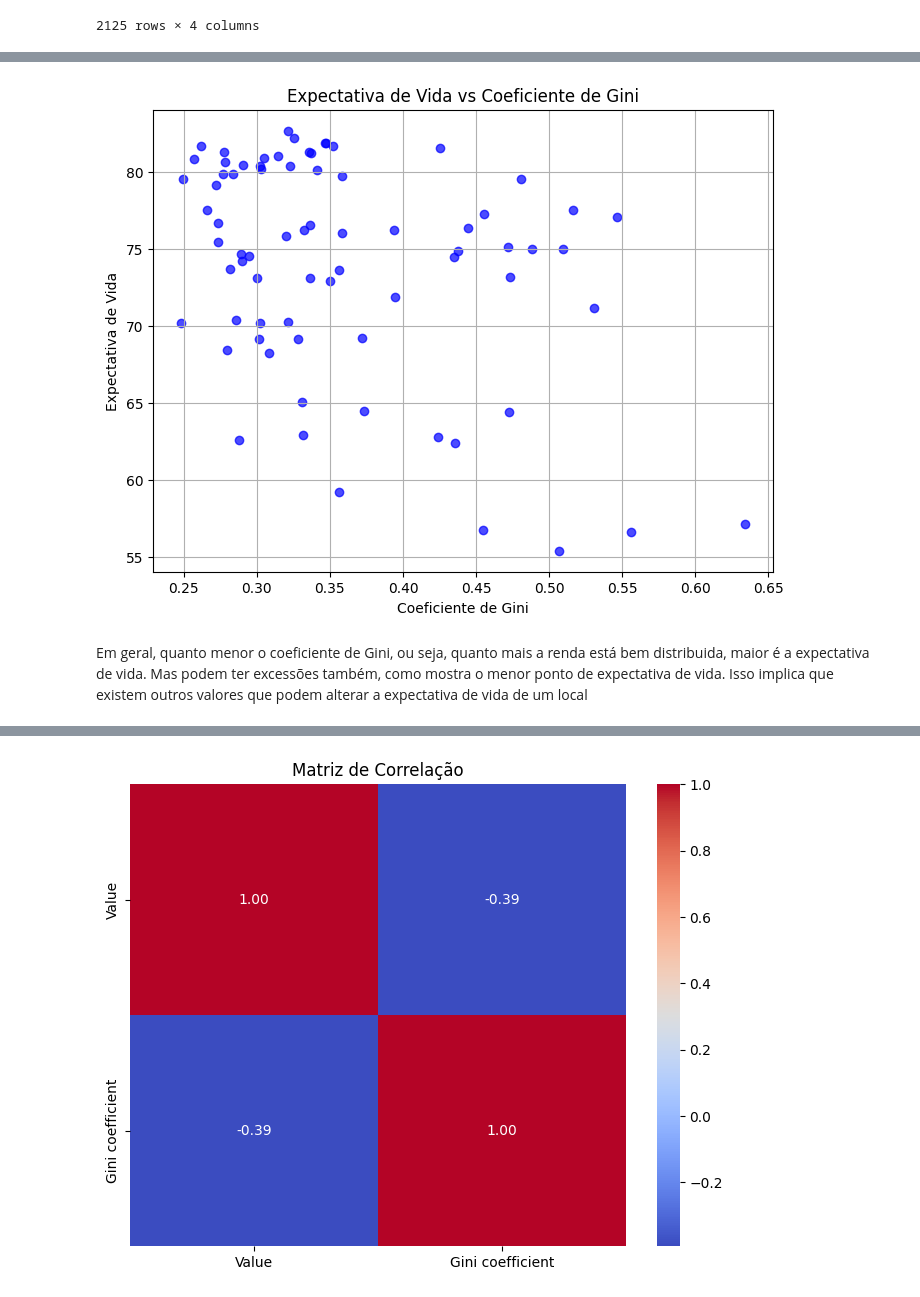
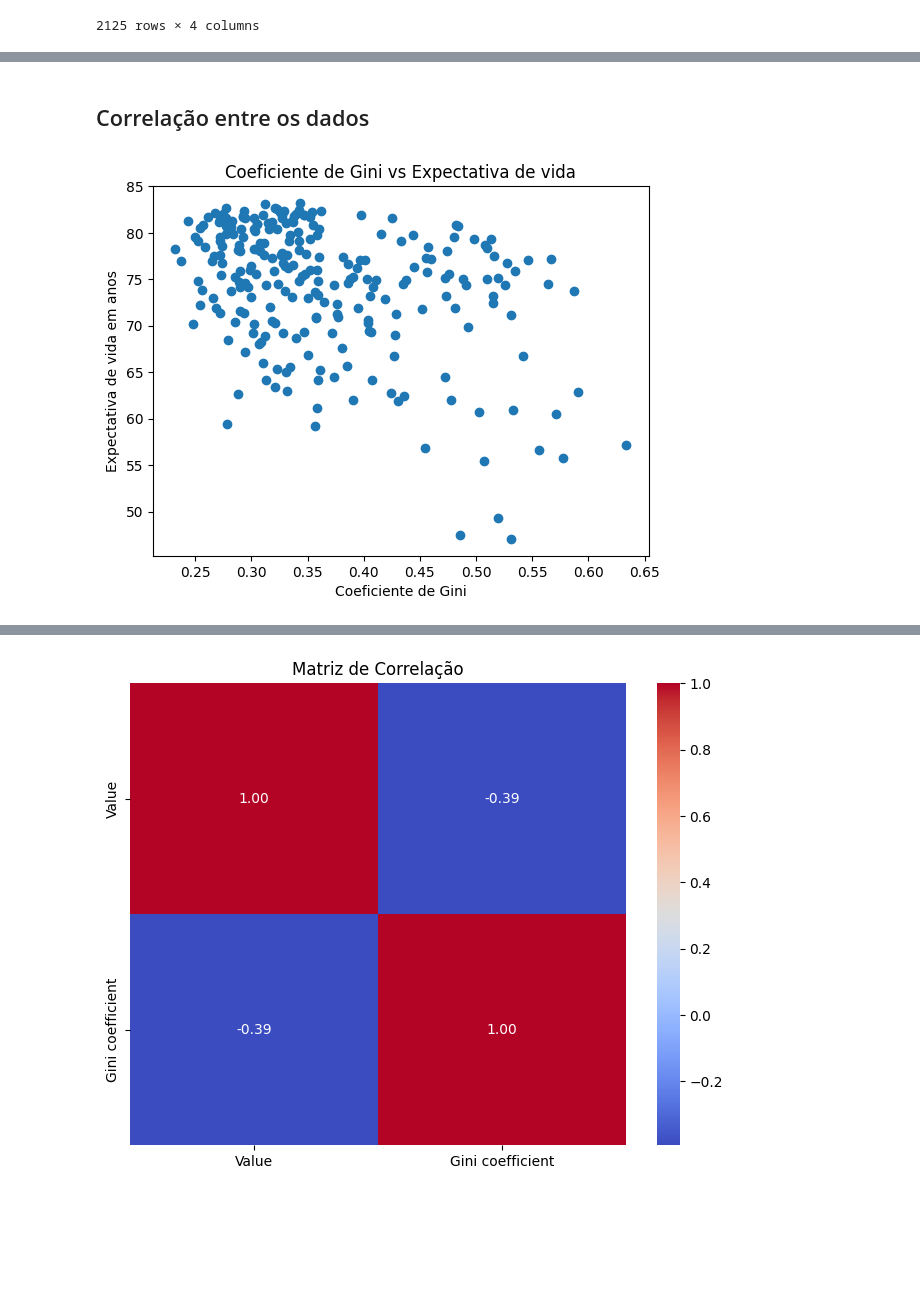
Before and after one commit to marcelomrad/Trabalho_Final_ICD, a Jupyter notebook: aspectosEconomicos.ipynb, the cells around one changed output, grey strips where cells are left out. Saved outputs shown, nothing was run; the diff lists cells and outputs as text; code cells hidden in the pictures; blank space fills up the shorter version.

```diff
--- a/aspectosEconomicos.ipynb
+++ b/aspectosEconomicos.ipynb
@@ -45,0 +49,2 @@ df_expectativa_aos_60.head(300)
+# %%
+df_expectativa_ao_nascer['Year'] = df_expectativa_ao_nascer['Year'].astype(str)
@@ -82,0 +72,13 @@ gini_merge_2010.head(10)
+# %%
+# Renomeando coluna Entity para Country
+df_gini.rename(columns={'Entity': 'Country'}, inplace=True)
+
+df_gini = df_gini[["Country", "Year", "Gini coefficient"]]
+# %%
+df_gini = df_gini.copy()
+df_gini['Year'] = df_gini['Year'].astype(str)
+# %%
+# Juntando tabela de expectativa de vida com Coeficiente de Gini por meio do ano e país
+df_gini_merged = pd.merge(df_expectativa_ao_nascer, df_gini, on=['Year', 'Country'], how="inner")
+
+df_gini_merged
@@ -83,12 +286,11 @@ gini_merge_2010.head(10)
+# %% [markdown]
+## Correlação entre os dados
 # %%
-plt.figure(figsize=(8, 6))
-plt.scatter(gini_merge_2010["Gini coefficient"], gini_merge_2010["Value"], color='b', alpha=0.7)
-plt.title('Expectativa de Vida vs Coeficiente de Gini')
+# Assuming df_merged is your merged dataframe
+plt.scatter(df_gini_merged['Gini coefficient'], df_gini_merged['Value'])
+plt.title('Coeficiente de Gini vs Expectativa de vida')
 plt.xlabel('Coeficiente de Gini')
-plt.ylabel('Expectativa de Vida')
-plt.grid(True)
+plt.ylabel('Expectativa de vida em anos')
 plt.show()
 # %% [output]
-[figure, old version]
+[figure, new version]
-# %% [markdown]
-Em geral, quanto menor o coeficiente de Gini, ou seja, quanto mais a renda está bem distribuida, maior é a expectativa de vida. Mas podem ter excessões também, como mostra o menor ponto de expectativa de vida. Isso implica que existem outros valores que podem alterar a expectativa de vida de um local
```
Also changed, not shown: parts of 34 cells of this notebook, 3 other files.
